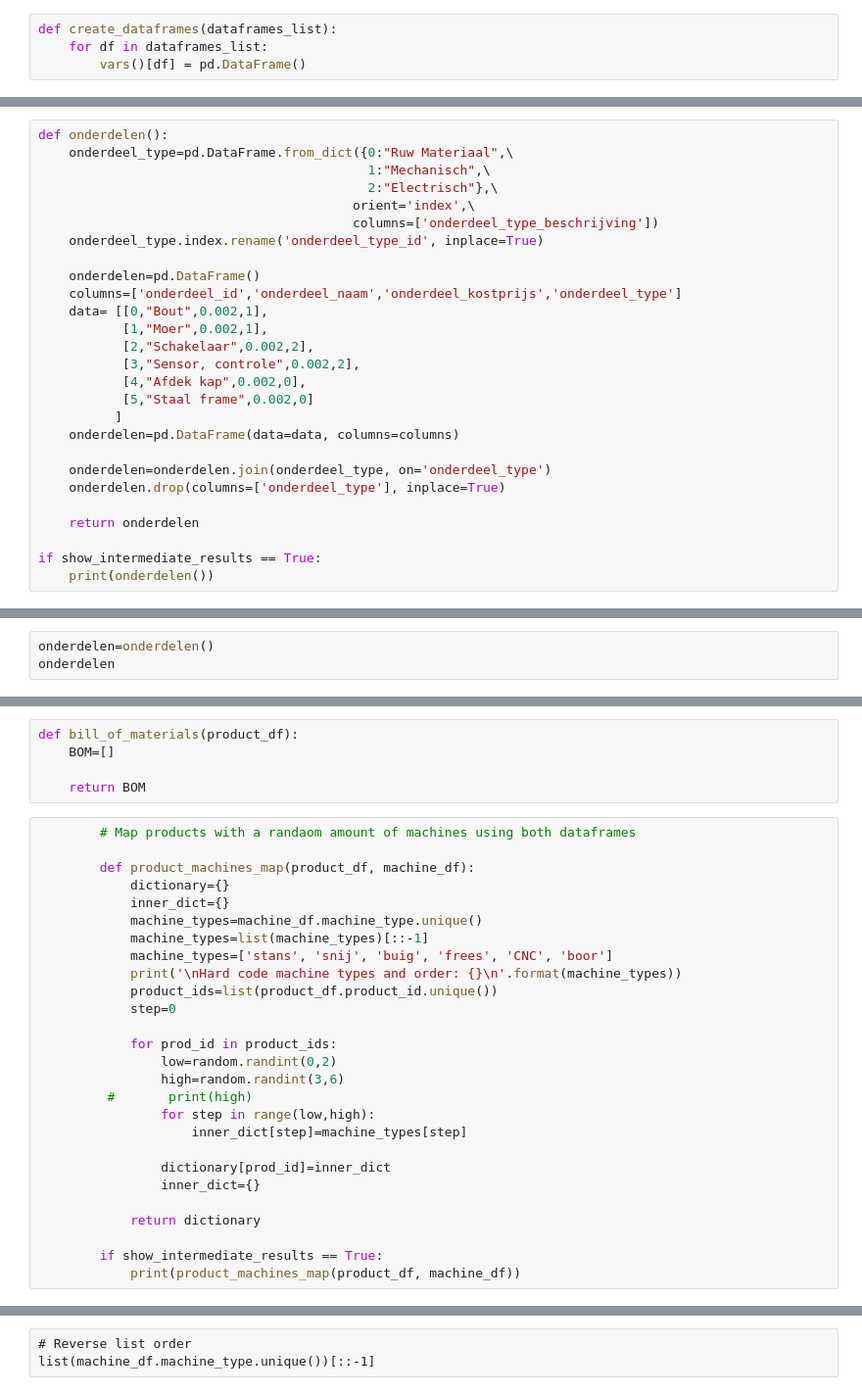
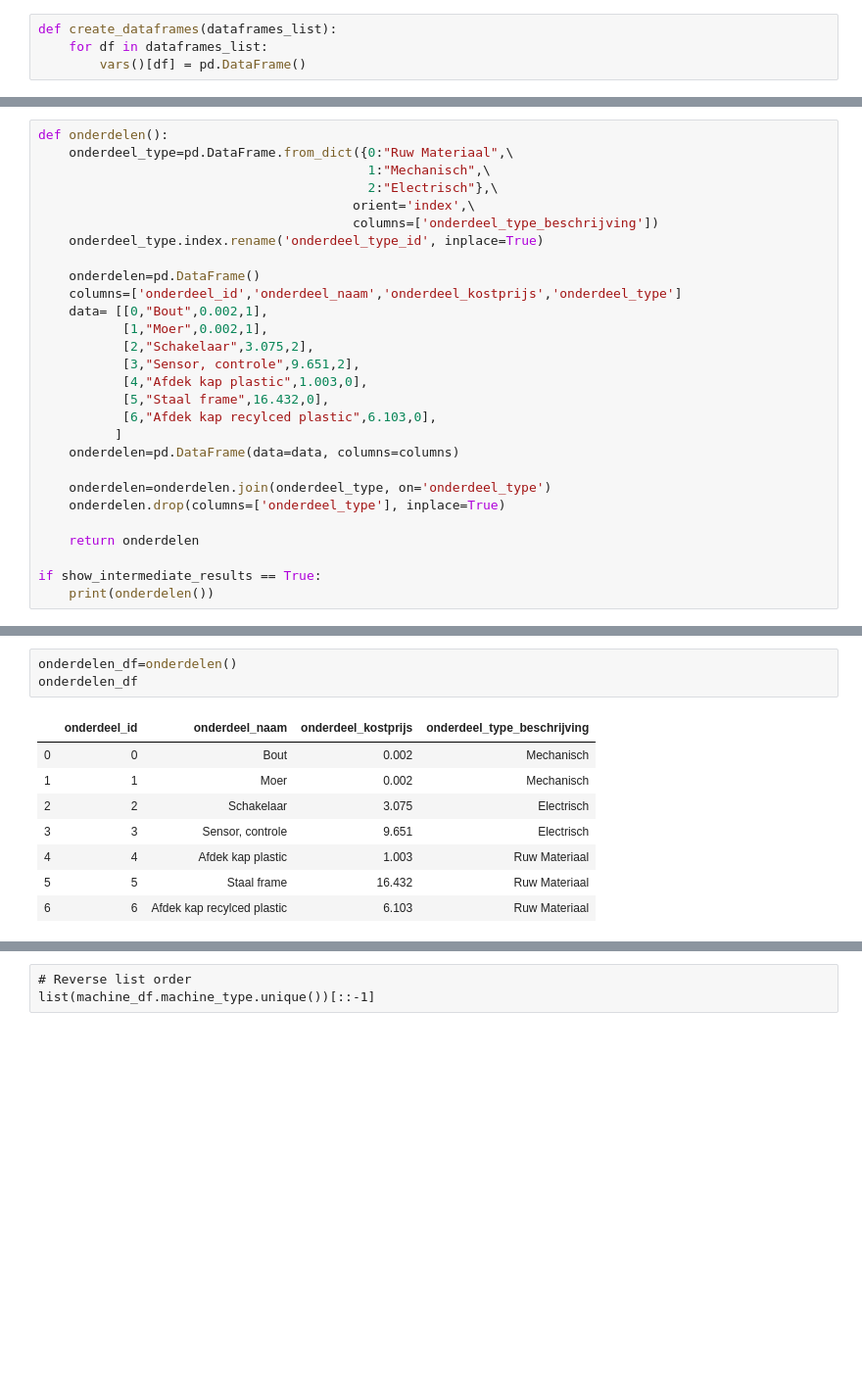
Before and after one commit to maartenor/demo-databases, a Jupyter notebook: create_dataframes.ipynb, the cells around one changed output, grey strips where cells are left out. Shown at 98% size. Saved outputs shown, nothing was run; the diff lists cells and outputs as text; blank space fills up the shorter version.

Commit message:
Finished and tested 'onderdelen_df', 'BOM_df', 'route_df'

```diff
--- a/create_dataframes.ipynb
+++ b/create_dataframes.ipynb
@@ -162,10 +215,11 @@ def onderdelen():
     columns=['onderdeel_id','onderdeel_naam','onderdeel_kostprijs','onderdeel_type']
     data= [[0,"Bout",0.002,1],
            [1,"Moer",0.002,1],
-           [2,"Schakelaar",0.002,2],
-           [3,"Sensor, controle",0.002,2],
-           [4,"Afdek kap",0.002,0],
-           [5,"Staal frame",0.002,0]
+           [2,"Schakelaar",3.075,2],
+           [3,"Sensor, controle",9.651,2],
+           [4,"Afdek kap plastic",1.003,0],
+           [5,"Staal frame",16.432,0],
+           [6,"Afdek kap recylced plastic",6.103,0],
           ]
     onderdelen=pd.DataFrame(data=data, columns=columns)
 
@@ -195,3 +250,0 @@ if show_intermediate_results == True:
-# %%
-onderdelen=onderdelen()
-onderdelen
@@ -206,32 +251,12 @@ onderdelen
-# %%
-def bill_of_materials(product_df):
-    BOM=[]
-
-    return BOM
-# %%
-        # Map products with a randaom amount of machines using both dataframes
-
-        def product_machines_map(product_df, machine_df):
-            dictionary={}
-            inner_dict={}
-            machine_types=machine_df.machine_type.unique()
-            machine_types=list(machine_types)[::-1]
-            machine_types=['stans', 'snij', 'buig', 'frees', 'CNC', 'boor']
-            print('\nHard code machine types and order: {}\n'.format(machine_types))
-            product_ids=list(product_df.product_id.unique())
-            step=0
-
-            for prod_id in product_ids:
-                low=random.randint(0,2)
-                high=random.randint(3,6)
-         #       print(high)
-                for step in range(low,high):
-                    inner_dict[step]=machine_types[step]
-
-                dictionary[prod_id]=inner_dict
-                inner_dict={}
-
-            return dictionary
-
-        if show_intermediate_results == True:
-            print(product_machines_map(product_df, machine_df))
+# %%
+onderdelen_df=onderdelen()
+onderdelen_df
+# %% [output]
+|  | onderdeel_id | onderdeel_naam | onderdeel_kostprijs | onderdeel_type_beschrijving |
+| 0 | 0 | Bout | 0.002 | Mechanisch |
+| 1 | 1 | Moer | 0.002 | Mechanisch |
+| 2 | 2 | Schakelaar | 3.075 | Electrisch |
+| 3 | 3 | Sensor, controle | 9.651 | Electrisch |
+| 4 | 4 | Afdek kap plastic | 1.003 | Ruw Materiaal |
+| 5 | 5 | Staal frame | 16.432 | Ruw Materiaal |
+| 6 | 6 | Afdek kap recylced plastic | 6.103 | Ruw Materiaal |
```
Also changed, not shown: parts of 26 cells of this notebook.
